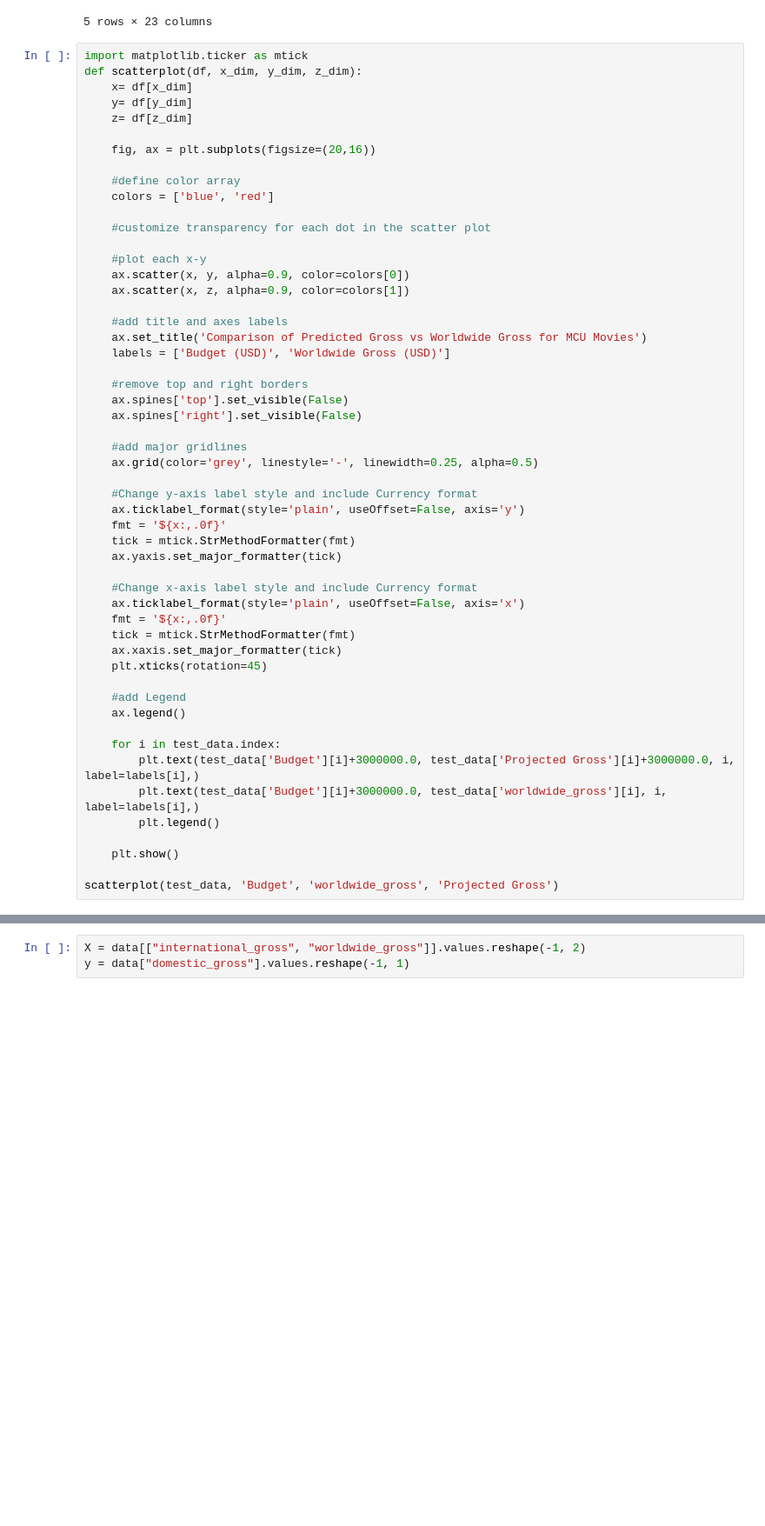
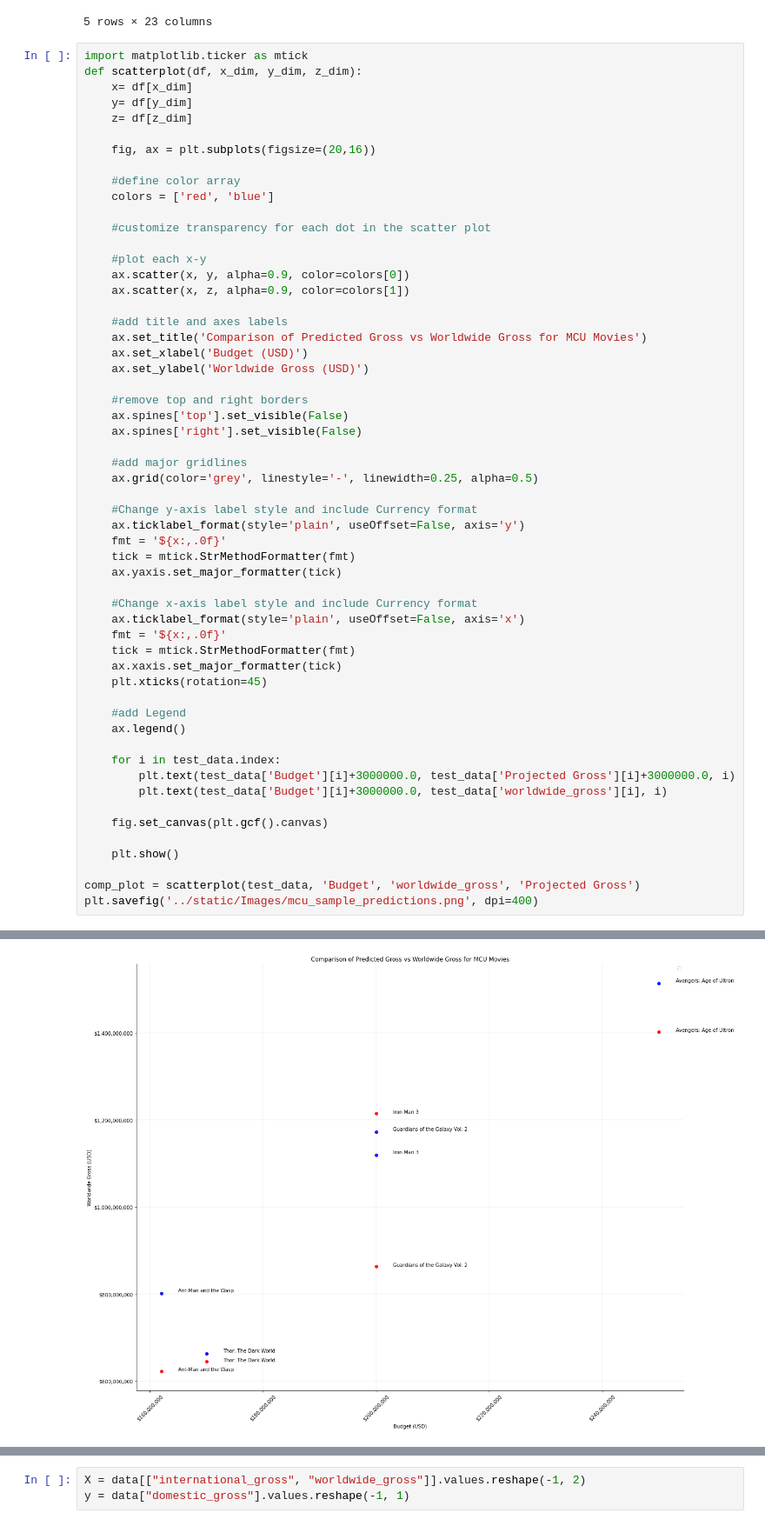
Before and after one commit to AnaLindaPenny/final-project, a Jupyter notebook: sydney-work/MCU_Machine_Learning.ipynb, the cells around one changed output, grey strips where cells are left out. Shown at 87% size. Cells and saved outputs as stored; diff of their text form; blank space fills up the shorter version.

```diff
--- a/sydney-work/MCU_Machine_Learning.ipynb
+++ b/sydney-work/MCU_Machine_Learning.ipynb
@@ -187,7 +187,7 @@ def scatterplot(df, x_dim, y_dim, z_dim):
     fig, ax = plt.subplots(figsize=(20,16))
 
     #define color array
-    colors = ['blue', 'red']
+    colors = ['red', 'blue']
 
     #customize transparency for each dot in the scatter plot
 
@@ -197,38 +197,42 @@ def scatterplot(df, x_dim, y_dim, z_dim):
 
     #add title and axes labels
     ax.set_title('Comparison of Predicted Gross vs Worldwide Gross for MCU Movies')
-    labels = ['Budget (USD)', 'Worldwide Gross (USD)']
+    ax.set_xlabel('Budget (USD)')
+    ax.set_ylabel('Worldwide Gross (USD)')
 
     #remove top and right borders
     ax.spines['top'].set_visible(False)
     ax.spines['right'].set_visible(False)
 
     #add major gridlines
     ax.grid(color='grey', linestyle='-', linewidth=0.25, alpha=0.5)
 
     #Change y-axis label style and include Currency format
     ax.ticklabel_format(style='plain', useOffset=False, axis='y')
     fmt = '${x:,.0f}'
     tick = mtick.StrMethodFormatter(fmt)
     ax.yaxis.set_major_formatter(tick)
 
     #Change x-axis label style and include Currency format
     ax.ticklabel_format(style='plain', useOffset=False, axis='x')
     fmt = '${x:,.0f}'
     tick = mtick.StrMethodFormatter(fmt)
     ax.xaxis.set_major_formatter(tick)
     plt.xticks(rotation=45)
 
     #add Legend
     ax.legend()
 
     for i in test_data.index:
-        plt.text(test_data['Budget'][i]+3000000.0, test_data['Projected Gross'][i]+3000000.0, i, label=labels[i],)
-        plt.text(test_data['Budget'][i]+3000000.0, test_data['worldwide_gross'][i], i, label=labels[i],)
-        plt.legend()
+        plt.text(test_data['Budget'][i]+3000000.0, test_data['Projected Gross'][i]+3000000.0, i)
+        plt.text(test_data['Budget'][i]+3000000.0, test_data['worldwide_gross'][i], i)
+
+    fig.set_canvas(plt.gcf().canvas)
 
     plt.show()
 
-scatterplot(test_data, 'Budget', 'worldwide_gross', 'Projected Gross')
+comp_plot = scatterplot(test_data, 'Budget', 'worldwide_gross', 'Projected Gross')
+plt.savefig('../static/Images/mcu_sample_predictions.png', dpi=400)
 # %% [output]
 No handles with labels found to put in legend.
+[figure, new version]
```
Also changed, not shown: parts of 7 cells of this notebook, 15 other files.
